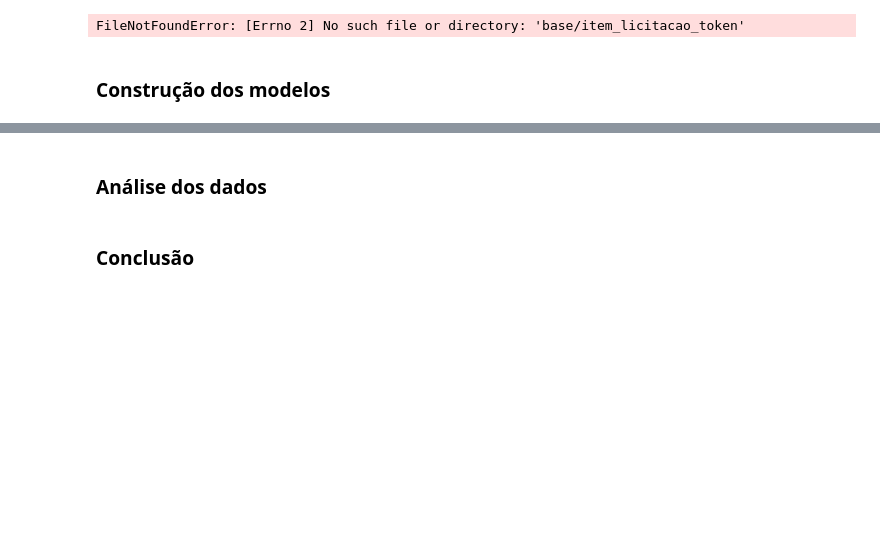
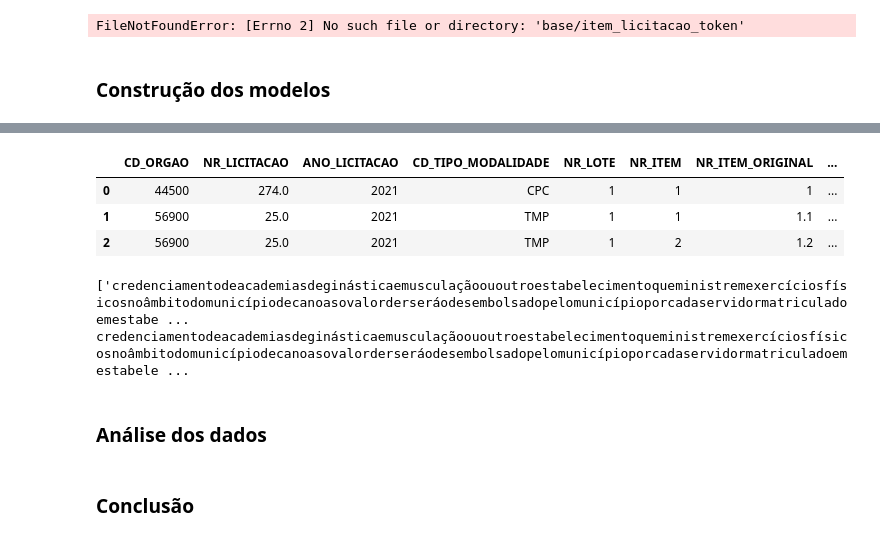
Before and after one commit to IonaSantana/Artificial-Intelligence, a Jupyter notebook: Projects/NLP/Maiores_investimentos_licitações1.ipynb, the cells around one changed output, grey strips where cells are left out. Cells and saved outputs as stored; diff of their text form; code cells hidden in the pictures; blank space fills up the shorter version.

```diff
--- a/Projects/NLP/Maiores_investimentos_licitações1.ipynb
+++ b/Projects/NLP/Maiores_investimentos_licitações1.ipynb
@@ -210,7 +210,7 @@ def pre_processing(sentence):
     sentence = re.sub(r"[^\w\s]", "", sentence)
     sentence = re.sub(r"[0-9]+", "", sentence)
     sentence = re.sub(r"/+", "", sentence)
-    sentence = re.sub(r" +", "", sentence)
+    sentence = re.sub(r" {2,}", " ", sentence)
 
     #Tokenização
     doc = nlp(sentence)
@@ -234,3 +241,18 @@ licitacao_21.to_csv('licitacao_21_token.csv')
+# %%
+item_licitacao.head(3)
+# %% [output]
+|  | CD_ORGAO | NR_LICITACAO | ANO_LICITACAO | CD_TIPO_MODALIDADE | NR_LOTE | NR_ITEM | NR_ITEM_ORIGINAL | ... |
+| 0 | 44500 | 274.0 | 2021 | CPC | 1 | 1 | 1 | ... |
+| 1 | 56900 | 25.0 | 2021 | TMP | 1 | 1 | 1.1 | ... |
+| 2 | 56900 | 25.0 | 2021 | TMP | 1 | 2 | 1.2 | ... |
+# %%
+doc = item_licitacao['DS_ITEM_TOKEN'][0]
+print(doc)
+for token in doc:
+    print(token)
+# %% [output]
+['credenciamentodeacademiasdeginásticaemusculaçãoououtroestabelecimentoqueministremexercíciosfísicosnoâmbitodomunicípiodecanoasovalorderseráodesembolsadopelomunicípioporcadaservidormatriculadoemestabe ...
+credenciamentodeacademiasdeginásticaemusculaçãoououtroestabelecimentoqueministremexercíciosfísicosnoâmbitodomunicípiodecanoasovalorderseráodesembolsadopelomunicípioporcadaservidormatriculadoemestabele ...
 # %% [markdown]
 ### Análise dos dados
 # %% [markdown]
```
Also changed, not shown: parts of 1 cell of this notebook.
